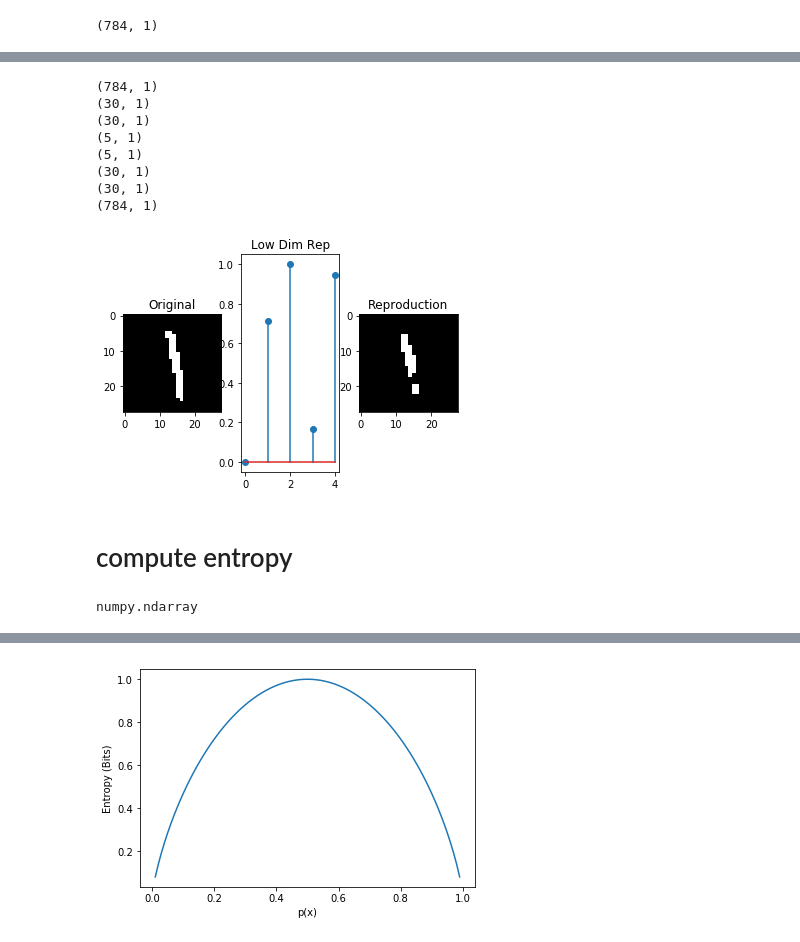
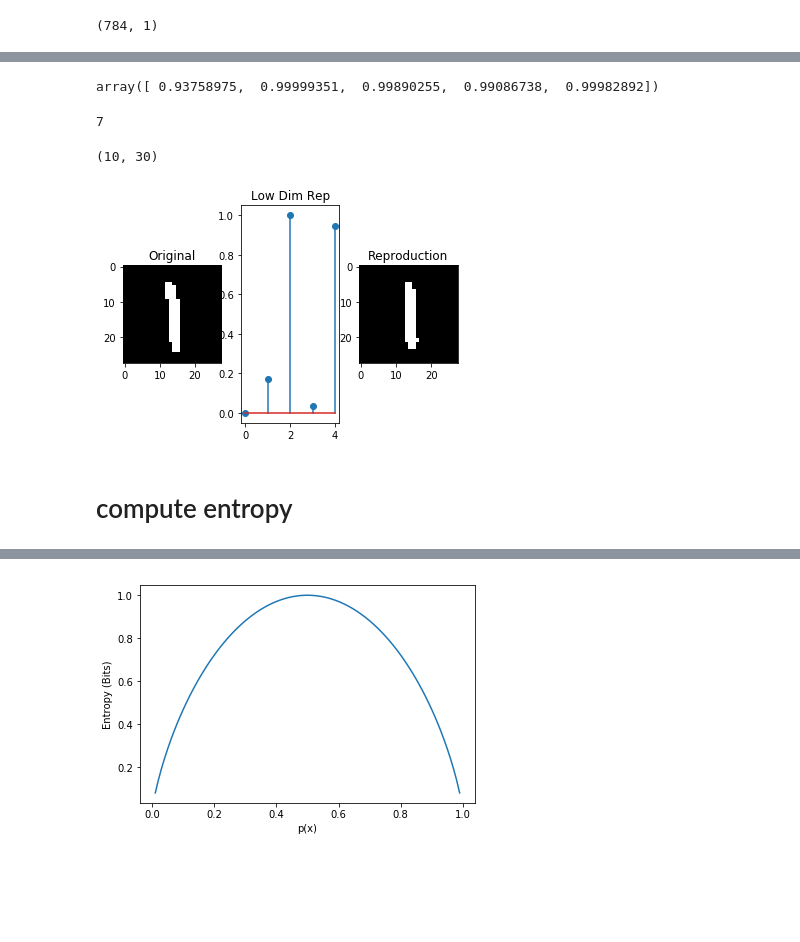
Before and after one commit to tmtadros24/EntropyInSpikingNNs, a Jupyter notebook: NN_play.ipynb, the cells around one changed output, grey strips where cells are left out. Drawn from its saved outputs; the diff is of its cells as text; code cells hidden in the pictures; blank space fills up the shorter version.

```diff
--- a/NN_play.ipynb
+++ b/NN_play.ipynb
@@ -86,12 +86,28 @@ encoder_bias = bias[0:2]
 
 def use_decode(wts,bias,a):
     for b, w in zip(bias, wts):
-        print(np.shape(a))
         a = sigmoid(np.dot(w, a)+b)
-        print(np.shape(a))
     return a
 
-    return a
 def sigmoid(z):
     """The sigmoid function."""
     return 1.0/(1.0+np.exp(-z))
+
+def encode_decode(wts,bias,in_val):
+    n_bottleneck = len(wts[2][1]) # assuming 5 layer NN
+    n_layer = len(wts)
+    n_trials = len(in_val)
+    n_dim = np.shape(test_ae)[2]
+    bot_val = np.zeros((n_trials,n_bottleneck))
+    img_out = np.zeros((n_trials,n_dim))
+
+    for i in range(len(in_val)):
+        a = in_val[i][0]
+        for ii in range(n_layer):
+            a = sigmoid(np.dot(wts[ii],a)+bias[ii])
+            if ii == 1:
+                #print(np.shape(a))
+                bot_val[i,:] = np.squeeze(a)
+            if ii == n_layer-1:
+                img_out[i,:] = np.squeeze(a)
+    return bot_val, img_out
@@ -98,42 +124,48 @@ def sigmoid(z):
+# %%
+# bool central layer, then compute entropy
+b_val_bool = (b_val>.5)*1
+avg_val = np.mean(b_val_bool,0)
+bin_ent(avg_val)
+# %% [output]
+array([ 0.93758975,  0.99999351,  0.99890255,  0.99086738,  0.99982892])
+# %%
+foo = dat_eval_net[0][0]
+bar = dat_eval_net[0][1]
+bar
+# %% [output]
+7
+# %%
+# check accuracy of output
+np.shape(img_out)
+img_out_b = (img_out>.5)*1
+np.shape(test_data[1])
+dat_eval_net = zip(img_out_b,test_out)
+# foo = net.accuracy(dat_eval_net)
+tmp = net.feedforward(img_out_b[10])
+np.shape(tmp)
+# %% [output]
+(10, 30)
 # %%
 # in_probe = np.array([0, 0,0, 0, 0])
-in_dat  = test_ae[31][0]
+in_dat  = test_ae[37][0]
 cent = use_decode(encoder_wts,encoder_bias,in_dat)
 in_probe = cent
 tmp_out = use_decode(decoder_wts,decoder_bias,in_probe)
-tmp2 = np.sum(tmp_out,1)
+tmp2 = tmp_out
 tmp2 = (tmp2>.5)*1
 np.shape(tmp2)
 
 plt.subplot(1,3,1)
 plt.imshow(np.reshape(in_dat,(28,28)),cmap='gray')
 plt.title('Original')
 plt.subplot(1,3,2)
 plt.stem(cent)
 plt.title('Low Dim Rep')
 plt.subplot(1,3,3)
 plt.imshow(np.reshape(tmp2,(28,28)),cmap='gray')
 plt.title('Reproduction')
 plt.show()
 # %% [output]
-(784, 1)
-(30, 1)
-(30, 1)
-(5, 1)
-(5, 1)
-(30, 1)
-(30, 1)
-(784, 1)
-[figure, old version]
+[figure, new version]
 # %% [markdown]
 # compute entropy
-# %%
-# now that it is binary simply compute
-foo = training_data
-x = [i[0] for i in training_data]
-
-np.shape(xx)
-type(xx)
-#cnts = np.unique(xx,axis=0,return_counts = True)
-# %% [output]
-numpy.ndarray
```
Also changed, not shown: parts of 5 cells of this notebook.
